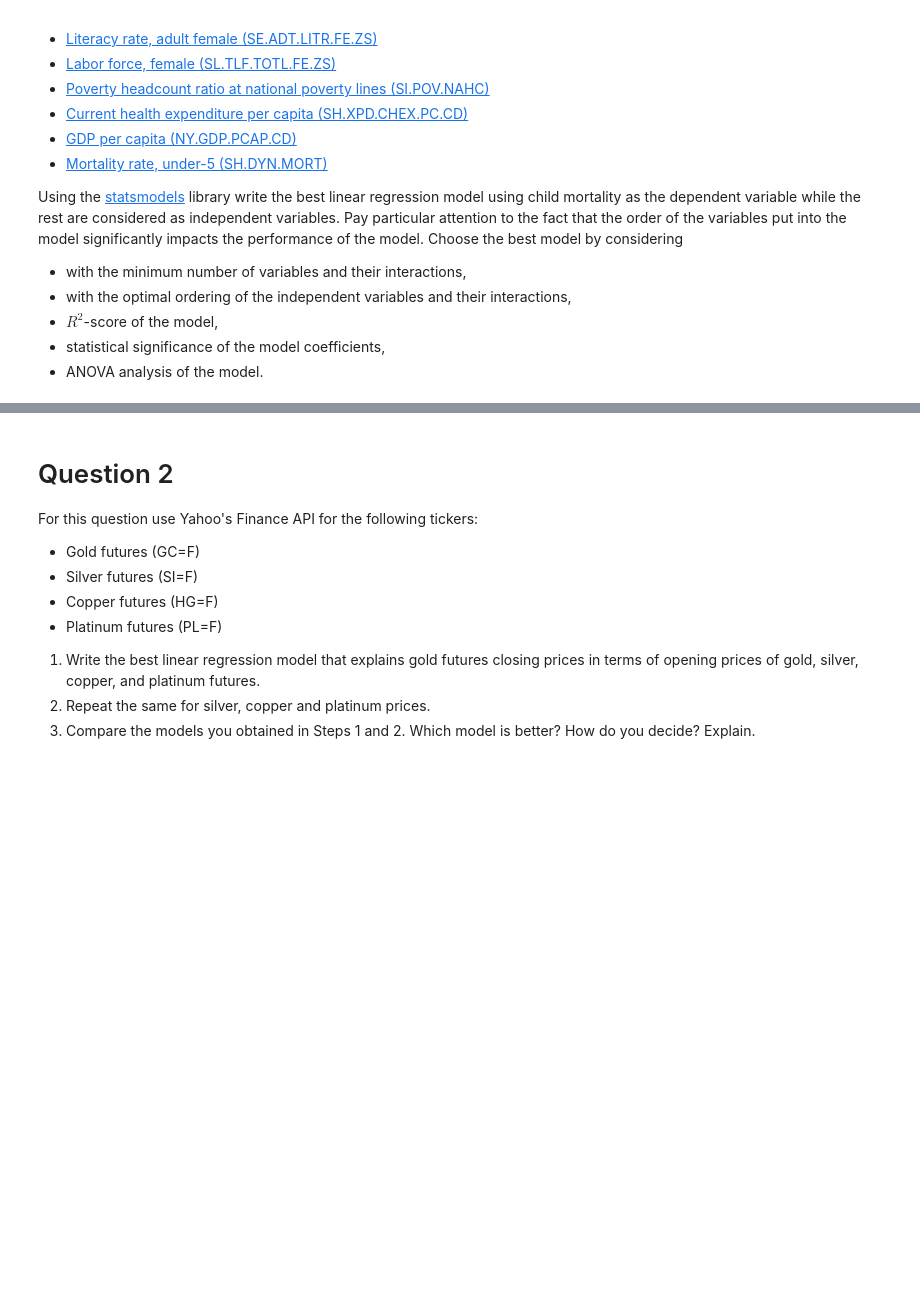
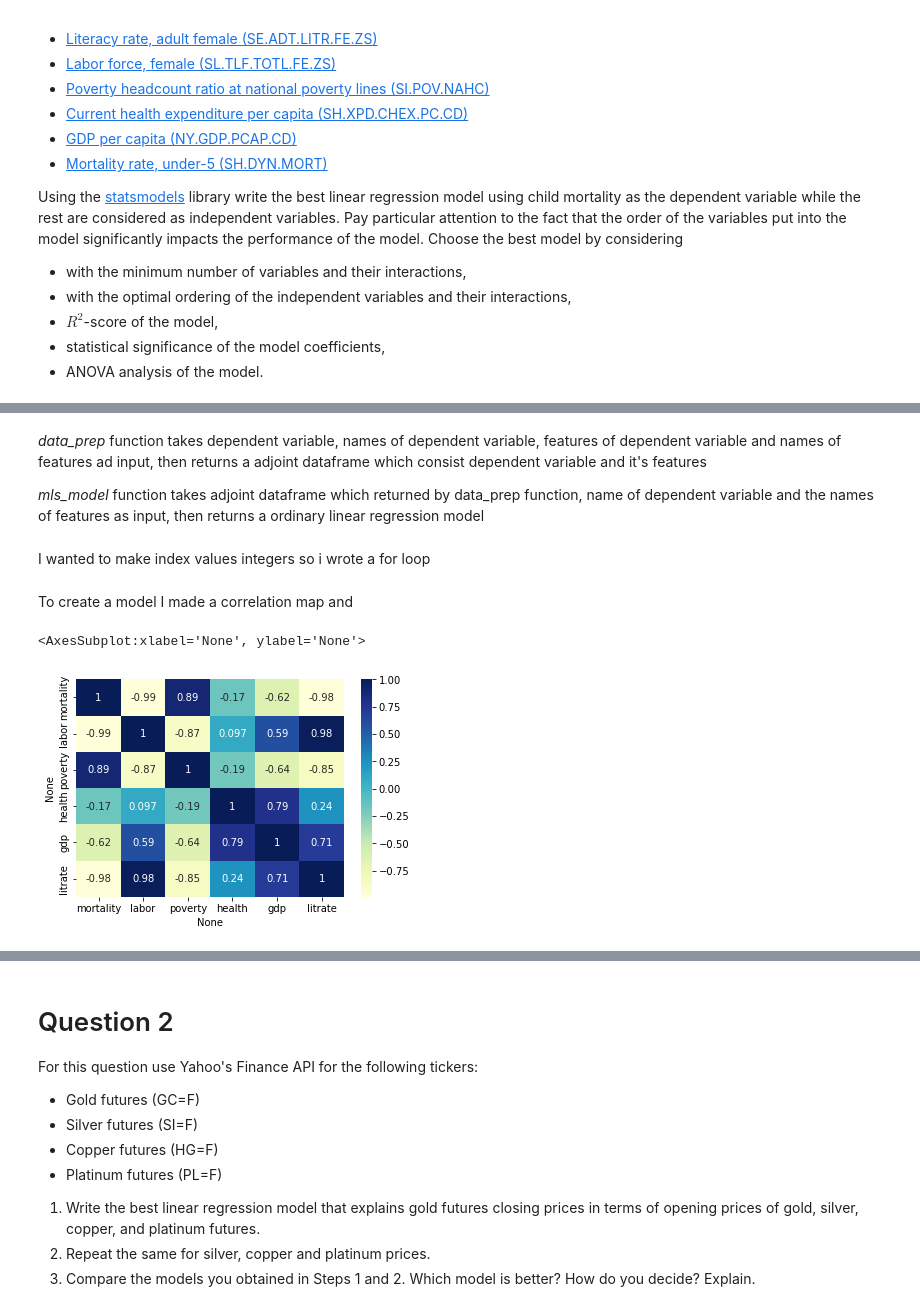
Before and after one commit to emirsglm/MAT388E-Data-Science-HW, a Jupyter notebook: HW2.ipynb, the cells around one changed output, grey strips where cells are left out. Cells and saved outputs as stored; diff of their text form; code cells hidden in the pictures; blank space fills up the shorter version.

```diff
--- a/HW2.ipynb
+++ b/HW2.ipynb
@@ -20,0 +32,2 @@ Using the [statsmodels](https://www.statsmodels.org/stable/index.html) library w
+# %%
+labor = pd.DataFrame(list(wb.data.fetch('SL.TLF.TOTL.FE.ZS')))
@@ -20,0 +42,54 @@ Using the [statsmodels](https://www.statsmodels.org/stable/index.html) library w
+# %%
+def extract(df,name):
+    tmp = df[['time','value']][df['economy']=="TUR"]
+    tmp.index = tmp.time
+    del tmp['time']
+    tmp.columns = [[name]]
+    return tmp
+# %% [markdown]
+*data_prep* function takes dependent variable, names of dependent variable, features of dependent variable and names of features ad input, then returns a adjoint dataframe which consist dependent variable and it's features
+
+*mls_model* function takes adjoint dataframe which returned by data_prep function, name of dependent variable and the names of features as input, then returns a ordinary linear regression model
+# %%
+def data_prep(main,name,features,names):
+    dependent = extract(main,str(name))
+
+    arr = []
+    for i in range(len(names)):
+        arr.append(extract(features[i],names[i]))
+
+    res = dependent.join(arr)
+    res.dropna(inplace=True)
+
+
+    return res
+
+def mls_model(res,name,names):
+
+    string = " + ".join(names)
+    model = ols(name+' ~ '+string, data=res).fit()
+
+    return model
+# %% [markdown]
+I wanted to make index values integers so i wrote a for loop
+# %%
+features = [labor,poverty,health,gdp,litrate]
+names = ["labor","poverty","health","gdp","litrate"]
+
+for j in features:
+    res = i
+    arr=[]
+    for i in res['time']:
+        arr.append(int(i[2:]))
+
+    res["time"] = arr
+    res
+# %% [markdown]
+To create a model I made a correlation map and
+# %%
+
+data = data_prep(mortality,"mortality",features,names)
+sns.heatmap(data.corr(), cmap="YlGnBu", annot=True)
+# %% [output]
+<AxesSubplot:xlabel='None', ylabel='None'>
+[figure, added]
```
Also changed, not shown: parts of 28 cells of this notebook.
